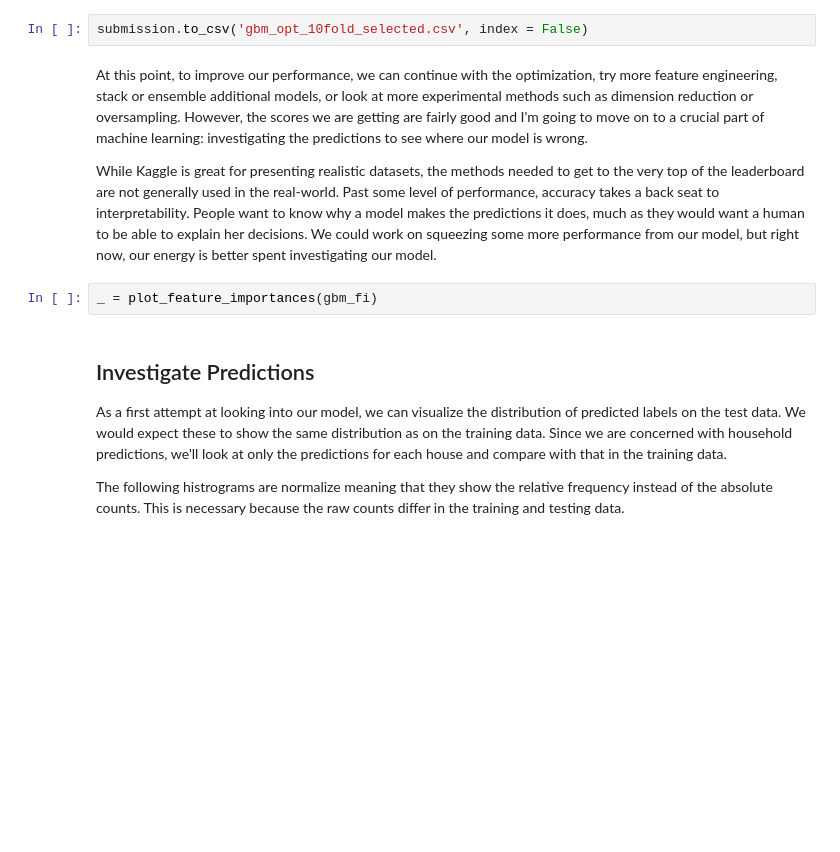
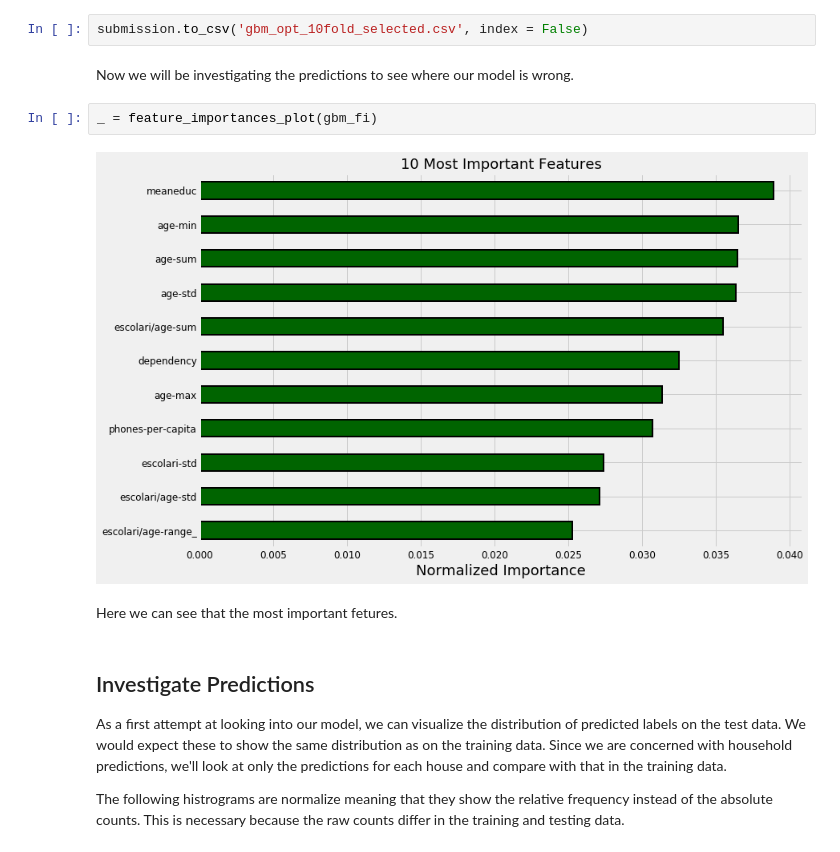
Before and after one commit to dogmatix76/Costa-Rican-Household-Poverty-Level-Prediction, a Jupyter notebook: CRHPL.ipynb, the cells around one changed output. Cells and saved outputs as stored; diff of their text form; blank space fills up the shorter version.

Commit message:
Done till oversampling

```diff
--- a/CRHPL.ipynb
+++ b/CRHPL.ipynb
@@ -2246,11 +2299,13 @@ model_results.head()
 # %%
 submission.to_csv('gbm_opt_10fold_selected.csv', index = False)
-# %% [markdown]
-At this point, to improve our performance, we can continue with the optimization, try more feature engineering, stack or ensemble additional models, or look at more experimental methods such as dimension reduction or oversampling. However, the scores we are getting are fairly good and I'm going to move on to a crucial part of machine learning: investigating the predictions to see where our model is wrong.
-
-While Kaggle is great for presenting realistic datasets, the methods needed to get to the very top of the leaderboard are not generally used in the real-world. Past some level of performance, accuracy takes a back seat to interpretability. People want to know why a model makes the predictions it does, much as they would want a human to be able to explain her decisions. We could work on squeezing some more performance from our model, but right now, our energy is better spent investigating our model.
+# %% [markdown]
+Now we will be investigating the predictions to see where our model is wrong.
 # %%
-_ = plot_feature_importances(gbm_fi)
+_ = feature_importances_plot(gbm_fi)
+# %% [output]
+[figure, added]
+# %% [markdown]
+Here we can see that the most important fetures.
 # %% [markdown]
 ## Investigate Predictions
 As a first attempt at looking into our model, we can visualize the distribution of predicted labels on the test data. We would expect these to show the same distribution as on the training data. Since we are concerned with household predictions, we'll look at only the predictions for each house and compare with that in the training data.
```
Also changed, not shown: parts of 50 cells of this notebook, 4 other files.
